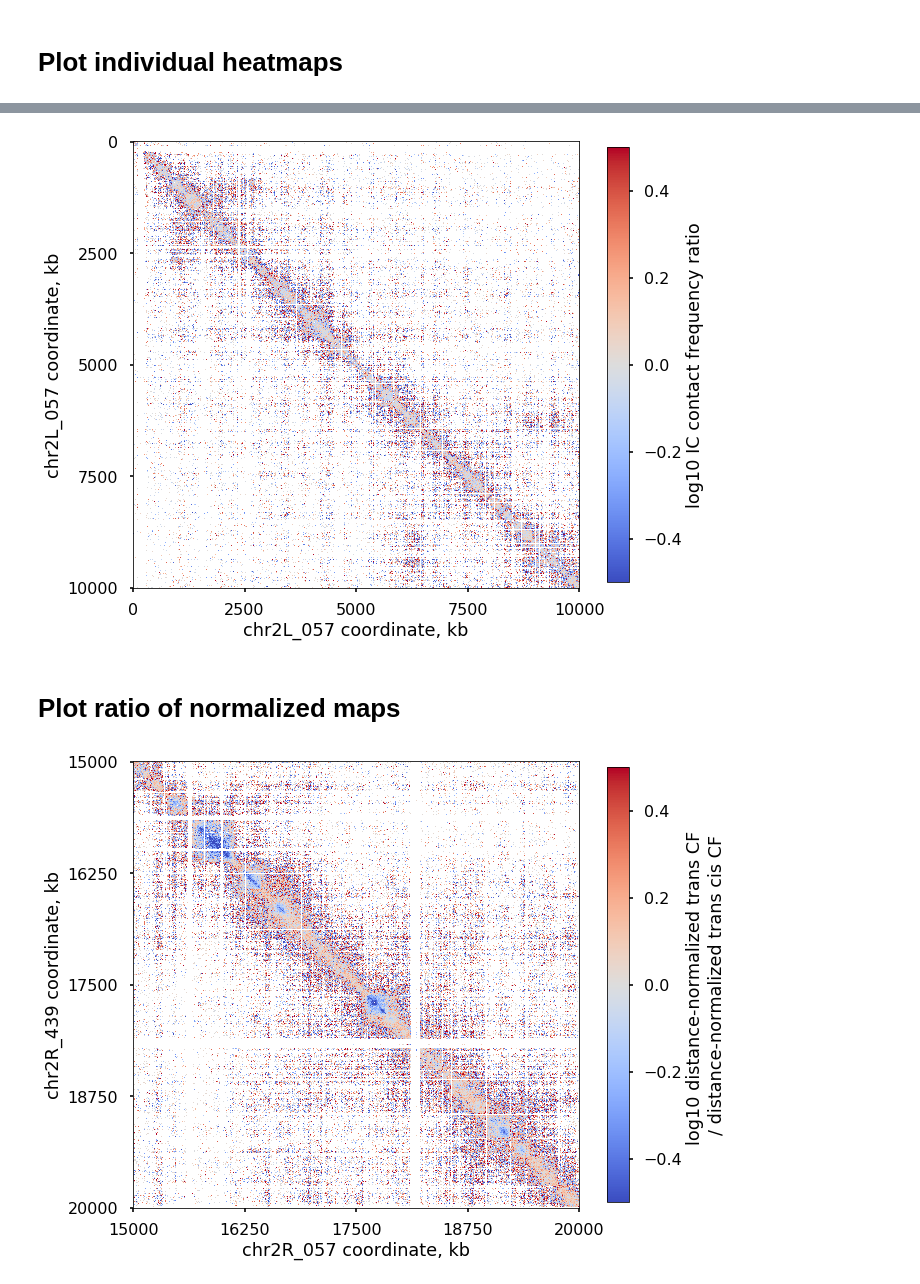
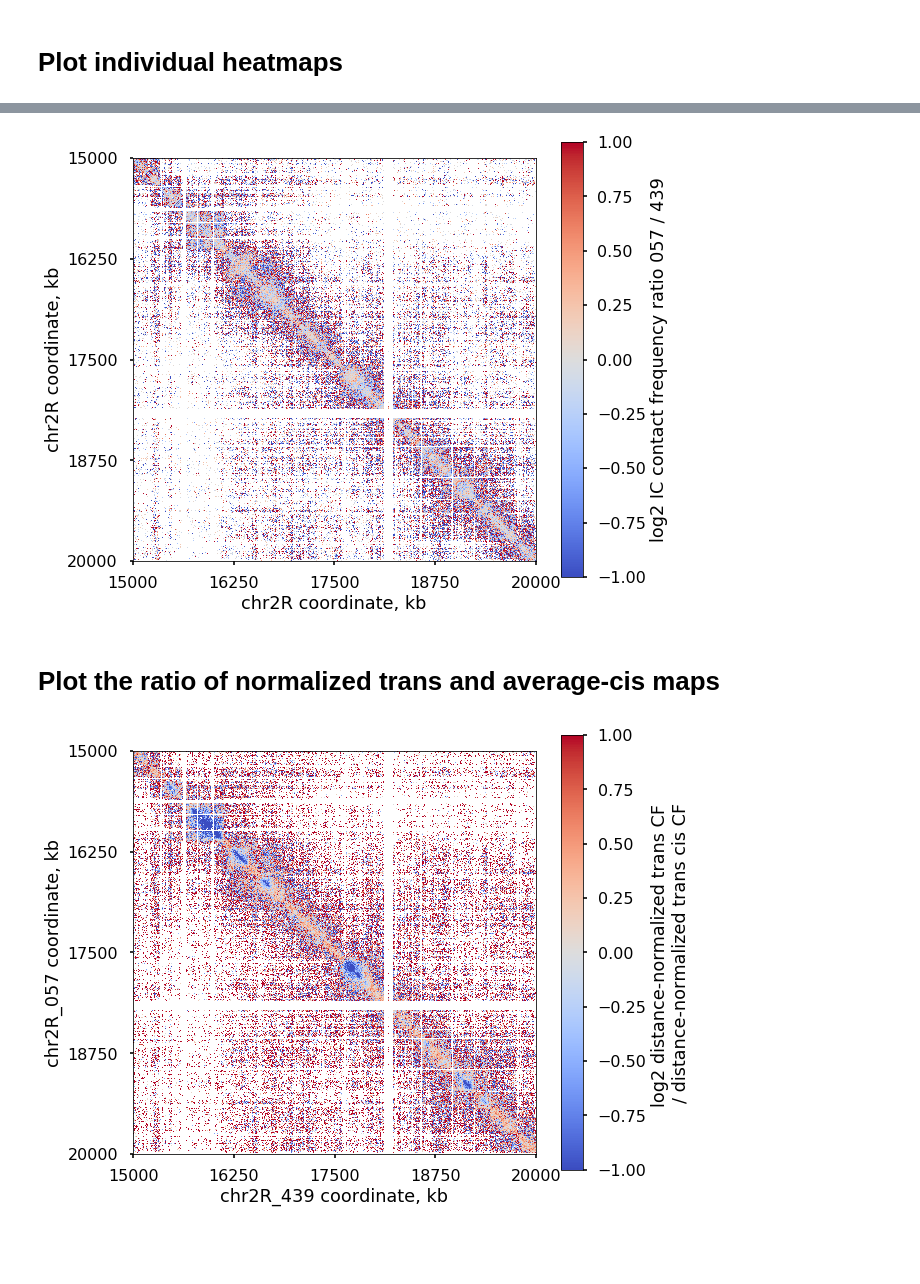
Before and after one commit to golobor/homolog-pairing, a Jupyter notebook: 2017-10-30-jj-plot-heatmaps.ipynb, the cells around one changed output, grey strips where cells are left out. Cells and saved outputs as stored; diff of their text form; code cells hidden in the pictures; blank space fills up the shorter version.

```diff
--- a/2017-10-30-jj-plot-heatmaps.ipynb
+++ b/2017-10-30-jj-plot-heatmaps.ipynb
@@ -135,0 +120,15 @@ parsed_region_y_2 = bioframe.parse_region_string(REGION_Y_2)
+# %%
+COOLER_PATH = '/net/levsha/share/lab/DrosophilaWulab/coolers/JJ17_18.wo3kbCisTransHom.10000.cool'
+
+REGION_REF_X = 'chr2R:15,000,000-20,000,000'
+REGION_REF_Y = REGION_REF_X
+#REGION_REF_Y = 'chr2R:15,000,000-20,000,000'
+
+REGION_057_X = REGION_REF_X.replace(':','_057:')
+REGION_057_Y = REGION_REF_Y.replace(':','_057:')
+
+REGION_439_X = REGION_REF_X.replace(':','_439:')
+REGION_439_Y = REGION_REF_Y.replace(':','_439:')
+
+
+FIGURE_NAME = 'test_439_to_057_ratio'
@@ -136,26 +143,28 @@ parsed_region_y_2 = bioframe.parse_region_string(REGION_Y_2)
 # %%
 plt.figure(figsize=(10,10))
+plt.subplots_adjust(left=0.2)
+
 plt.imshow(
-    np.log10(mat_2 / mat_1),
-    vmin = 0.5,
-    vmax = -0.5,
+    np.log2(mat_439 / mat_057),
+    vmin = 1,
+    vmax = -1,
     cmap='coolwarm'
 )
 plt.colorbar(
-    label='log10 IC contact frequency ratio',
+    label='log2 IC contact frequency ratio 057 / 439',
     shrink=0.8)
 
 plt.xticks(
-    np.linspace(0, mat_1.shape[1], 5),
-    (np.linspace(parsed_region_x_1[1], parsed_region_x_1[2], 5) / 1e3).astype(int)
+    np.linspace(0, mat_439.shape[1], 5),
+    (np.linspace(parsed_region_ref_x[1], parsed_region_ref_x[2], 5) / 1e3).astype(int)
 )
-plt.xlabel('{} coordinate, kb'.format(parsed_region_x_1 [0]))
+plt.xlabel('{} coordinate, kb'.format(parsed_region_ref_y [0]))
 
 plt.yticks(
-    np.linspace(0, mat_1.shape[0], 5),
-    (np.linspace(parsed_region_y_1[1], parsed_region_y_1[2], 5) / 1e3).astype(int)
+    np.linspace(0, mat_439.shape[0], 5),
+    (np.linspace(parsed_region_ref_y[1], parsed_region_ref_y[2], 5) / 1e3).astype(int)
 )
-plt.ylabel('{} coordinate, kb'.format(parsed_region_y_1[0]))
+plt.ylabel('{} coordinate, kb'.format(parsed_region_ref_y[0]))
 
 
 for fmt in ['png', 'pdf']:
@@ -163,6 +172,6 @@ for fmt in ['png', 'pdf']:
                 bbox_inches='tight',
                 dpi=300)
 # %% [output]
-[figure, old version]
+[figure, new version]
 # %% [markdown]
-# Plot ratio of normalized maps
+# Plot the ratio of normalized trans and average-cis maps
@@ -173,10 +178,11 @@ import cooltools.num.numutils
 # %%
 COOLER_PATH = '/net/levsha/share/lab/DrosophilaWulab/coolers/JJ17_18.wo3kbCisTransHom.10000.cool'
 
-REGION_CIS = 'chr2R_439:15,000,000-20,000,000'
-REGION_CIS_2 = REGION_CIS.replace('_439','_057')
+REGION_CIS_REF = 'chr2R:15,000,000-20,000,000'
+REGION_CIS_057 = REGION_CIS_REF.replace(':','_057:')
+REGION_CIS_439 = REGION_CIS_REF.replace(':','_439:')
 
-FIGURE_NAME = 'test_trans_cis_ratio'
+FIGURE_NAME = 'test_trans_to_cis_ratio'
 # %%
 clr = cooler.Cooler(COOLER_PATH)
 
@@ -232,32 +243,34 @@ for i in np.arange(mat_trans_reg.shape[0]):
         cooltools.num.numutils.set_diag(mat_trans_reg, norm_diag, -i)
 # %%
 plt.figure(figsize=(10,10))
+plt.subplots_adjust(left=0.2)
+
 plt.imshow(
-    np.log10(mat_trans_reg / mat_cis_reg),
-    vmin = 0.5,
-    vmax = -0.5,
+    np.log2(mat_trans_reg / mat_cis_reg),
+    vmin = 1,
+    vmax = -1,
     cmap='coolwarm'
 )
 plt.colorbar(
-    label='log10 distance-normalized trans CF \n/ distance-normalized trans cis CF',
+    label='log2 distance-normalized trans CF \n/ distance-normalized trans cis CF',
     shrink=0.8)
 
 plt.xticks(
     np.linspace(0, mat_trans_reg.shape[1], 5),
-    (np.linspace(parsed_region_cis_2[1], parsed_region_cis_2[2], 5) / 1e3).astype(int)
+    (np.linspace(parsed_region_cis_439[1], parsed_region_cis_439[2], 5) / 1e3).astype(int)
 )
-plt.xlabel('{} coordinate, kb'.format(parsed_region_cis_2[0]))
+plt.xlabel('{} coordinate, kb'.format(parsed_region_cis_439[0]))
 
 plt.yticks(
     np.linspace(0, mat_trans_reg.shape[0], 5),
-    (np.linspace(parsed_region_cis[1], parsed_region_cis[2], 5) / 1e3).astype(int)
+    (np.linspace(parsed_region_cis_057[1], parsed_region_cis_057[2], 5) / 1e3).astype(int)
 )
-plt.ylabel('{} coordinate, kb'.format(parsed_region_cis[0]))
+plt.ylabel('{} coordinate, kb'.format(parsed_region_cis_057[0]))
 
 
 for fmt in ['png', 'pdf']:
     plt.savefig(FIG_FOLDER+'/{}.{}'.format(FIGURE_NAME, fmt),
                 bbox_inches='tight',
                 dpi=300)
 # %% [output]
-[figure, old version]
+[figure, new version]
```
Also changed, not shown: parts of 11 cells of this notebook.
